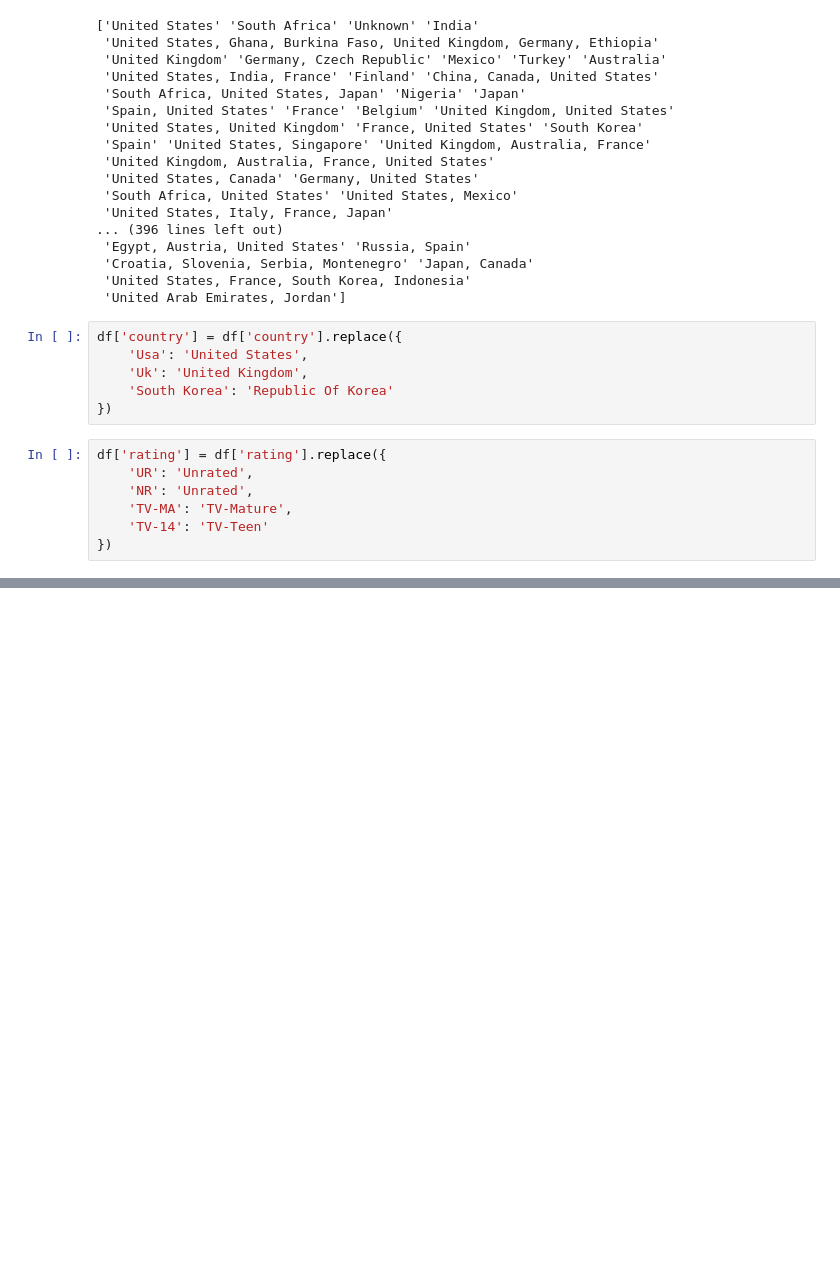
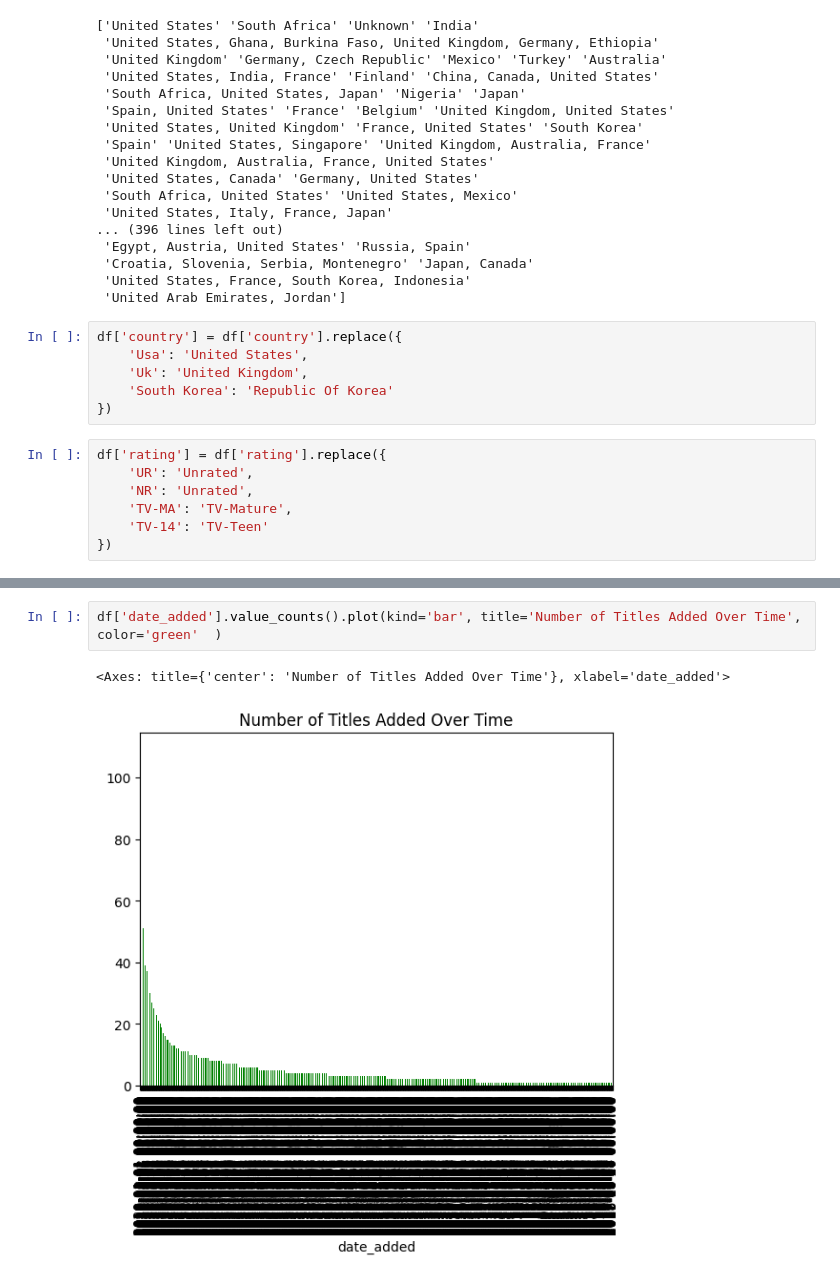
Before and after one commit to ZainabManzoorr/Netflix-movies-TV-shows, a Jupyter notebook: load_data.ipynb, the cells around one changed output, grey strips where cells are left out. Saved outputs shown, nothing was run; the diff lists cells and outputs as text; blank space fills up the shorter version.

```diff
--- a/load_data.ipynb
+++ b/load_data.ipynb
@@ -208,0 +225,5 @@ df['type'].value_counts().plot(kind='bar')
+# %%
+df['date_added'].value_counts().plot(kind='bar', title='Number of Titles Added Over Time', color='green'  )
+# %% [output]
+<Axes: title={'center': 'Number of Titles Added Over Time'}, xlabel='date_added'>
+[figure, added]
```
Also changed, not shown: parts of 2 cells of this notebook.
